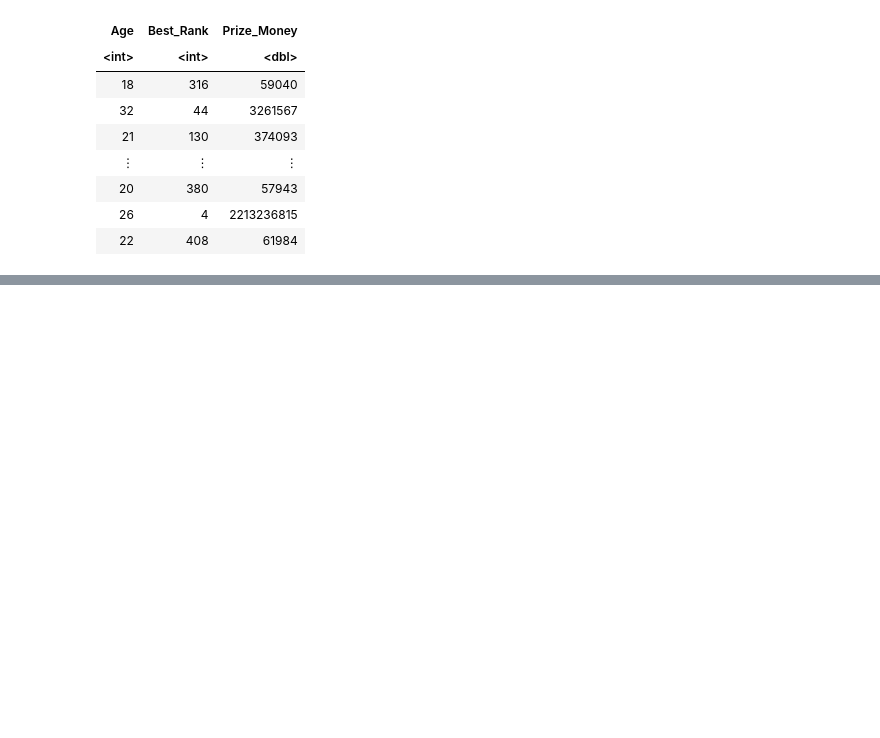
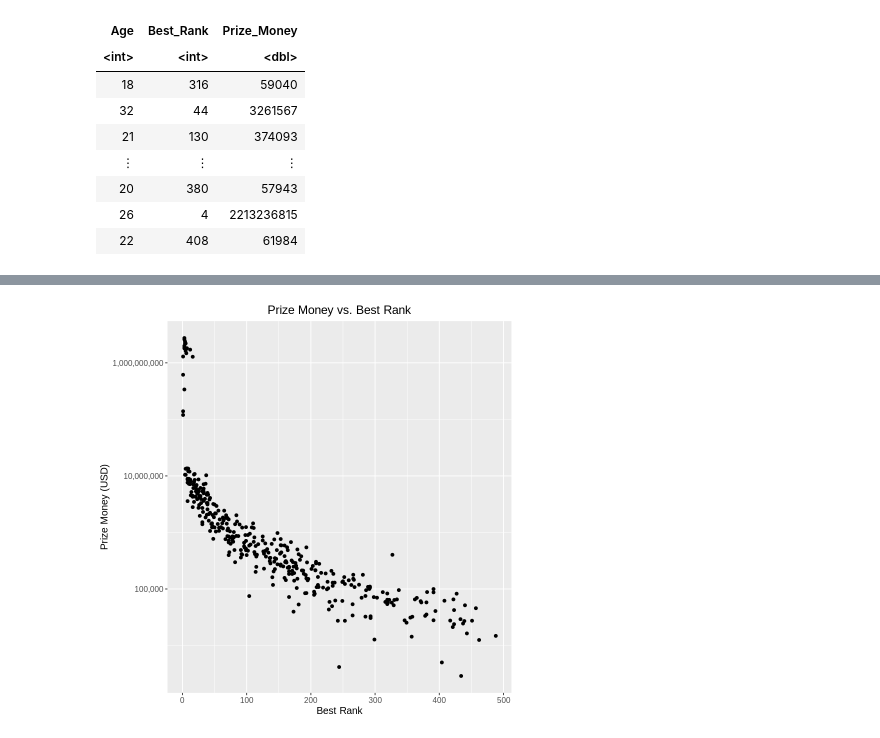
Before and after one commit to HarmanSandhu179/DSCI-100-Group-Project, a Jupyter notebook: main.ipynb, the cells around one changed output, grey strips where cells are left out. Cells and saved outputs as stored; diff of their text form; code cells hidden in the pictures; blank space fills up the shorter version.

```diff
--- a/main.ipynb
+++ b/main.ipynb
@@ -126,0 +124,11 @@ player_stats_plot
+# %%
+player_stats_plot <- player_stats_training |>
+    ggplot(aes(x = Best_Rank, y = Prize_Money)) +
+    geom_point() +
+    scale_y_log10(labels = label_comma()) +
+    labs(x = "Best Rank", y = "Prize Money (USD)", title = "Prize Money vs. Best Rank") +
+    theme(text = element_text(size = 12), plot.title = element_text(hjust = 0.5))
+
+player_stats_plot
+# %% [output]
+[figure, added]
```
Also changed, not shown: parts of 2 cells of this notebook.
